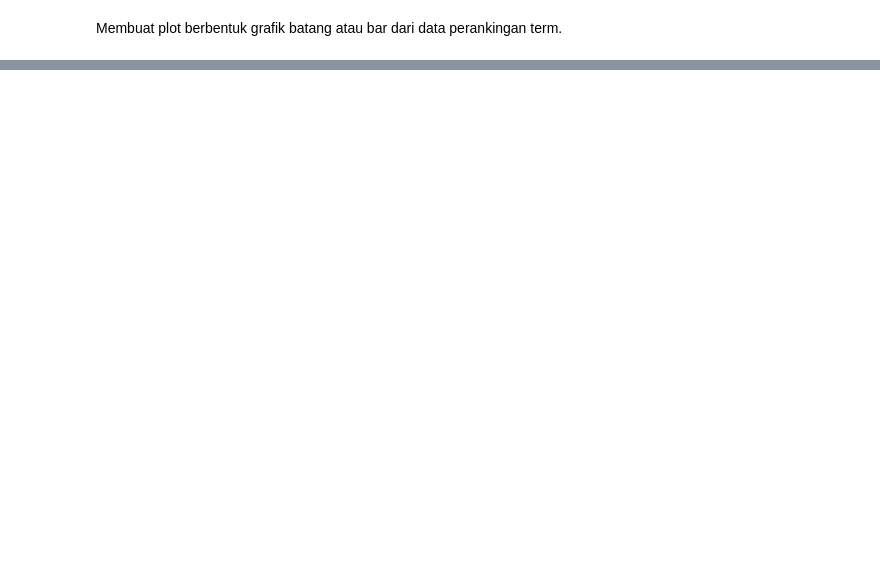
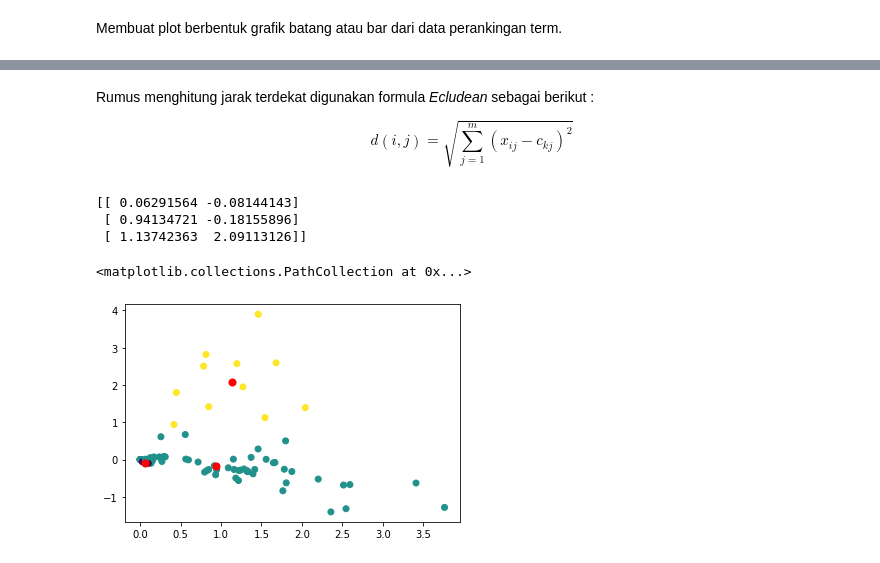
Before and after one commit to faridz-ter/webmining, a Jupyter notebook: _build/jupyter_execute/crawlingTwitter.ipynb, the cells around one changed output, grey strips where cells are left out. Saved outputs shown, nothing was run; the diff lists cells and outputs as text; code cells hidden in the pictures; blank space fills up the shorter version.

```diff
--- a/_build/jupyter_execute/crawlingTwitter.ipynb
+++ b/_build/jupyter_execute/crawlingTwitter.ipynb
@@ -493,0 +548,28 @@ Index([           ('index',),               ('20',),             ('2021',),
+# %% [markdown]
+Rumus menghitung jarak terdekat digunakan formula *Ecludean* sebagai berikut :
+
+$$
+d(i,j) = \sqrt{\sum ^{m}_{j=1}\left( x_{ij}-c_{kj}\right) ^{2}}
+$$
+# %%
+from sklearn.cluster import KMeans
+from sklearn.decomposition import PCA, TruncatedSVD
+
+"""Train the Kmeans with the best n of clusters"""
+modelKm = KMeans(n_clusters=3, random_state=12)
+modelKm.fit(dataTF.values)
+prediksi = modelKm.predict(dataTF.values)
+
+"""Dimensionality reduction used to plot in 2d representation"""
+pc=TruncatedSVD(n_components=2)
+X_new=pc.fit_transform(dataTF.values)
+centroids=pc.transform(modelKm.cluster_centers_)
+print(centroids)
+plt.scatter(X_new[:,0],X_new[:,1],c=prediksi, cmap='viridis')
+plt.scatter(centroids[:,0] , centroids[:,1] , s = 50, color = 'red')
+# %% [output]
+[[ 0.06291564 -0.08144143]
+ [ 0.94134721 -0.18155896]
+ [ 1.13742363  2.09113126]]
+<matplotlib.collections.PathCollection at 0x...>
+[figure, added]
```
Also changed, not shown: parts of 19 cells of this notebook, 24 other files.
